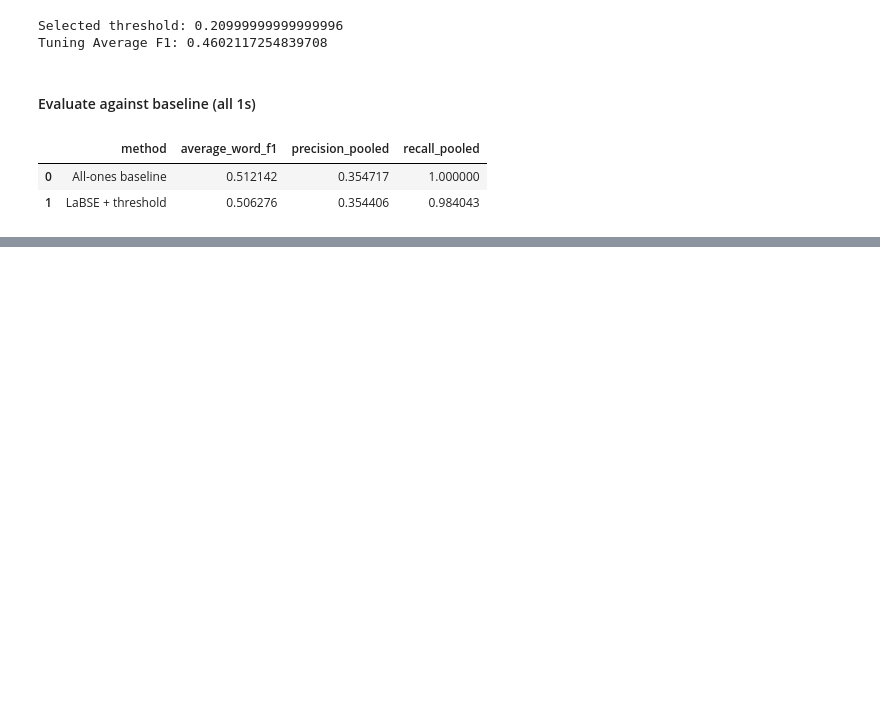
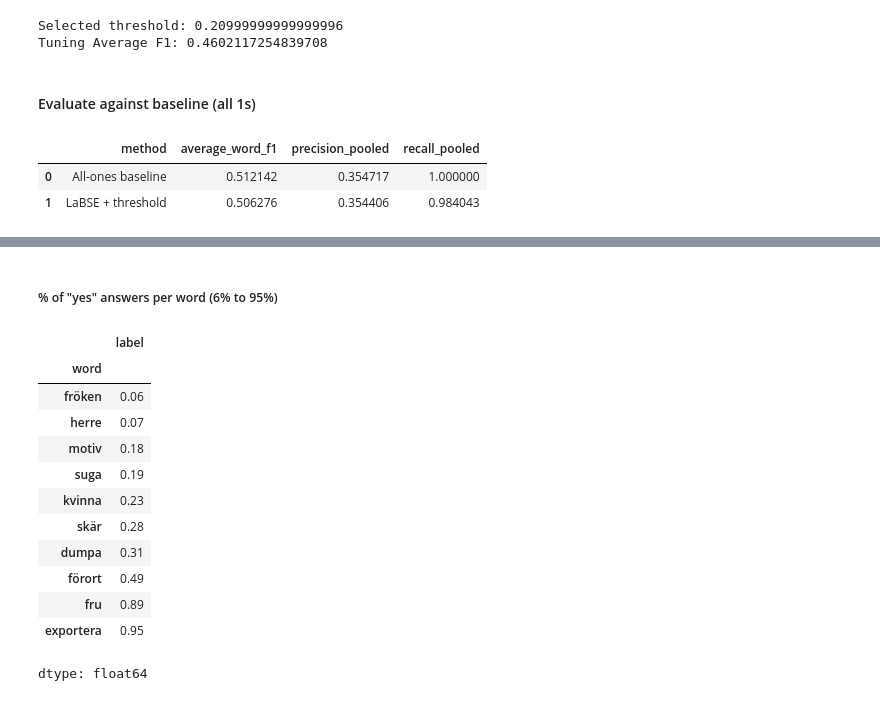
Before and after one commit to afridorian/semantic-change-over-time, a Jupyter notebook: src/swedish_subtask2.ipynb, the cells around one changed output, grey strips where cells are left out. Drawn from its saved outputs; the diff is of its cells as text; code cells hidden in the pictures; blank space fills up the shorter version.

```diff
--- a/src/swedish_subtask2.ipynb
+++ b/src/swedish_subtask2.ipynb
@@ -269,0 +290,19 @@ pd.DataFrame(comparison)
+# %% [markdown]
+##### % of "yes" answers per word (6% to 95%)
+# %%
+yes_share = s2.groupby("word")["label"].mean().round(2)
+yes_share.sort_values()
+# %% [output]
+|  | label |
+| word |  |
+| fröken | 0.06 |
+| herre | 0.07 |
+| motiv | 0.18 |
+| suga | 0.19 |
+| kvinna | 0.23 |
+| skär | 0.28 |
+| dumpa | 0.31 |
+| förort | 0.49 |
+| fru | 0.89 |
+| exportera | 0.95 |
+dtype: float64
```
Also changed, not shown: parts of 8 cells of this notebook.
